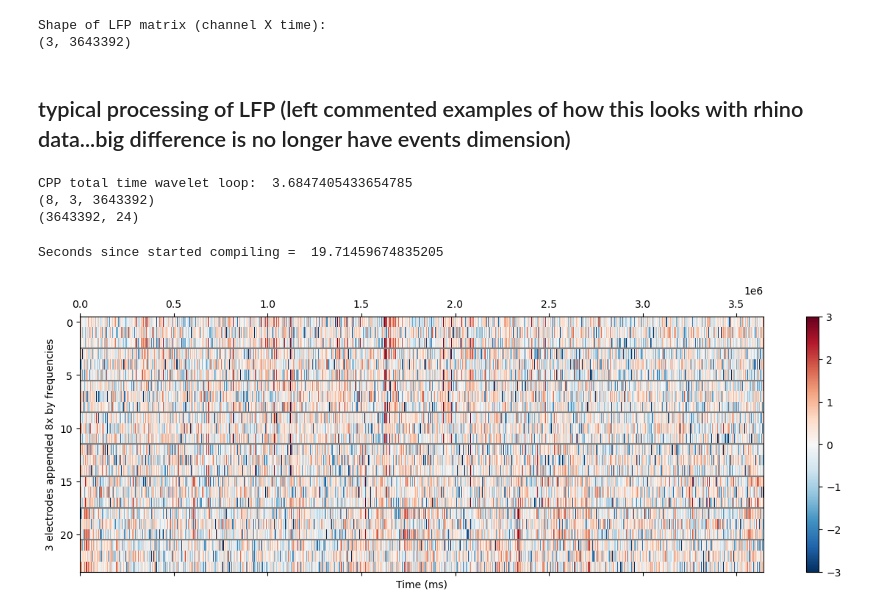
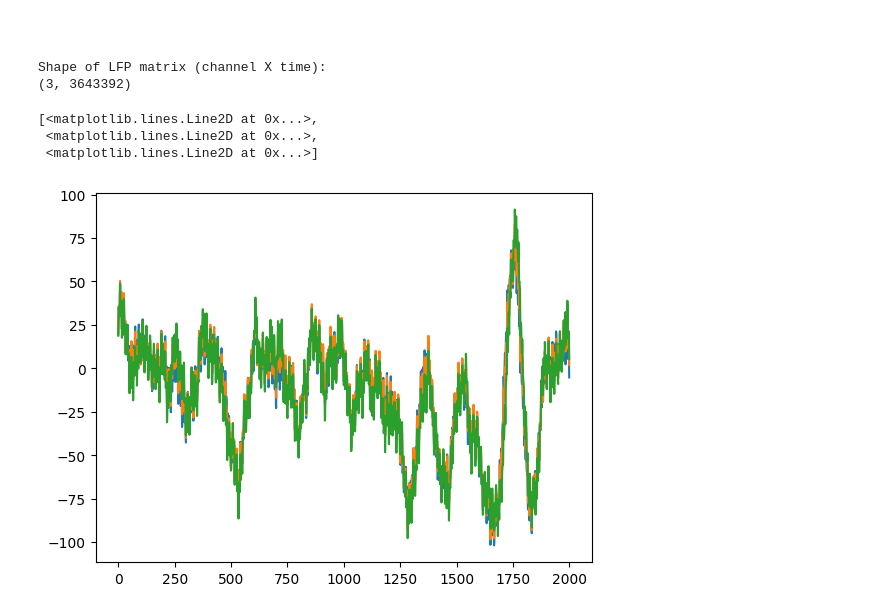
Before and after one commit to NxNiki/convertToNWB, a Jupyter notebook: notebooks/LFPinputSetup_Brandon.ipynb, the cells around one changed output. Drawn from its saved outputs; the diff is of its cells as text; code cells hidden in the pictures.

```diff
--- a/notebooks/LFPinputSetup_Brandon.ipynb
+++ b/notebooks/LFPinputSetup_Brandon.ipynb
@@ -56,74 +111,16 @@ IndexError: tuple index out of range
+# %% [markdown]
+##
 # %%
-lfp_mat = signal.decimate(lfp_mat,int(neuralynx_io.load_ncs(fn)['sampling_rate']/desired_samplerate)) # Only if you're looking to decimate micros from 32kHz
-time_in_sec = np.linspace(1, np.shape(lfp_mat)[1], np.shape(lfp_mat)[1]) / desired_samplerate
-lfp_mat = TimeSeries(lfp_mat,
-                dims=('channel', 'time'),
-                coords={'channel':nsc_nums,
-                        'time':time_in_sec,
-                        'samplerate':desired_samplerate})
+lfp_mat2 = signal.decimate(lfp_mat, int(sr/desired_samplerate)) # Only if you're looking to decimate micros from 32kHz
+time_in_sec = np.linspace(1, np.shape(lfp_mat2)[1], np.shape(lfp_mat2)[1]) / desired_samplerate
+
 print('Shape of LFP matrix (channel X time):')
-print(np.shape(lfp_mat))
+print(np.shape(lfp_mat2))
+plt.plot(lfp_mat2[:, :desired_samplerate*2].T*-1)
 # %% [output]
 Shape of LFP matrix (channel X time):
 (3, 3643392)
+[<matplotlib.lines.Line2D at 0x...>,
+ <matplotlib.lines.Line2D at 0x...>,
+ <matplotlib.lines.Line2D at 0x...>]
+[figure, added]
-# %% [markdown]
-## typical processing of LFP (left commented examples of how this looks with rhino data...big difference is no longer have events dimension)
-# %%
-from ptsa.data.filters import ButterworthFilter
-from ptsa.data.filters import MorletWaveletFilter
-from scipy.stats import zscore
-
-buf = 1000  #to remove edge effects during wavelet convolution
-spec_freqs = np.logspace(np.log10(3), np.log10(180), 8) # spectral frequencies used in Ezzyat et al 2018
-filt_range = [58., 62.] # don't worry about 120 and 180 Hz harmonics since not sampled in spec_freqs
-
-lfp_mat = ButterworthFilter(freq_range=filt_range, filt_type='stop', order=4).filter(timeseries=lfp_mat)
-
-#     # downsample EEG...could do this if necessary to save processing power since we're going to
-#     # bin down to 33.3 ms bins eventually anyway
-#     eeg_ptsa = eeg_ptsa.resampled(resampled_rate=500.)
-
-#Get spectral power
-pow_wavelet = MorletWaveletFilter(freqs=spec_freqs, width=5, output='power').filter(timeseries=lfp_mat) # , cpus=2
-#output is freqs, events, elecs, and time
-# e.g. (8, 240, 141, 700) is 8 logarithmically spaced freqs from 3:180, 240 is trials, 141 elecs, 700 samples (1400 ms each typically)
-
-#remove buffer period added to beginning and end of each trial
-#     pows = pow_wavelet.data[:, :, :, int((buf/1000.)*sr):-1*int((buf/1000.)*sr)]
-#     pows = pow_wavelet.isel(time = ((pow_wavelet.time>=start_time) & (pow_wavelet.time<=end_time)))
-#     pows = np.log10(pows)
-
-pow_wavelet = np.log10(pow_wavelet)
-
-#     #Average power across the whole interval
-#     avg_pows = pows.mean('time')
-#     avg_pows = np.squeeze(avg_pows)
-
-z_pows = (pow_wavelet-pow_wavelet.mean('time'))/pow_wavelet.std('time')
-
-#     z_pows = zscore(avg_pows, axis=1)  #z-score power values across events (important to do within-session)
-#     # freqs X trials X electrodes (e.g. 8 X 240 X 141)
-#     z_pows = (avg_pows-avg_pows.mean('event'))/avg_pows.std('event')
-
-print(np.shape(z_pows)) # output is frequency X channel X time
-# append frequencies together to create time X feature matrix
-z_pows = np.array(z_pows).swapaxes(0,2).swapaxes(1,2).reshape(np.shape(pow_wavelet)[2], -1)
-print(np.shape(z_pows))
-# %% [output]
-CPP total time wavelet loop:  3.6847405433654785
-(8, 3, 3643392)
-(3643392, 24)
-# %%
-elec_num = np.shape(pow_wavelet)[1]
-plt.figure(figsize=(15, 4.5)); ax=plt.subplot(111)
-ax1 = ax.matshow(z_pows.swapaxes(0,1), aspect='auto', cmap='RdBu_r', vmin=-3, vmax=3)
-plt.ylabel(str(elec_num)+' electrodes appended 8x by frequencies')
-plt.xlabel('Time (ms)')
-for ln in range(8):
-    plt.plot([0, len(z_pows)],[elec_num*ln-0.5, elec_num*ln-0.5],color=(0.5,0.5,0.5))
-plt.colorbar(ax1)
-print("Seconds since started compiling = ", time.time()-begin_time)
-a=1;
-# %% [output]
-Seconds since started compiling =  19.71459674835205
-[figure, removed]
```
Also changed, not shown: parts of 13 cells of this notebook, 1 other file.
